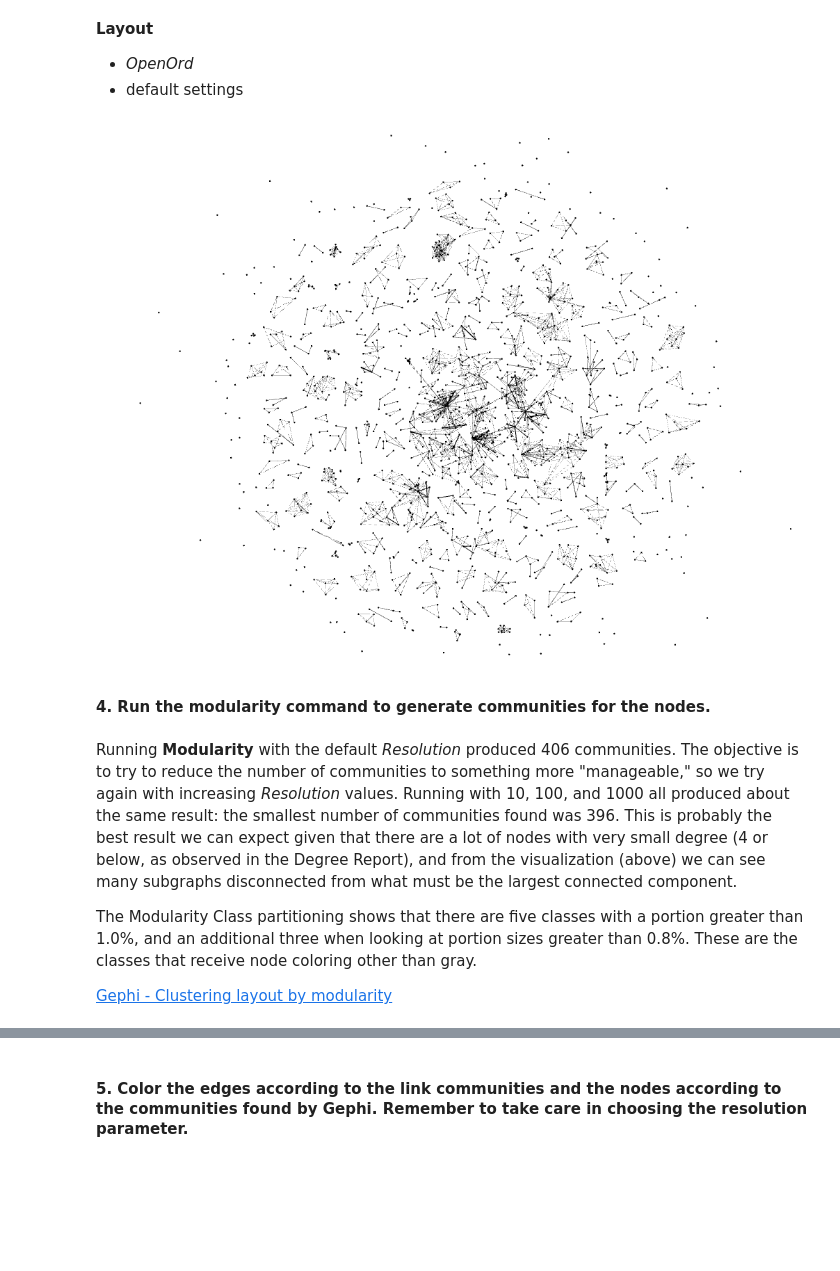
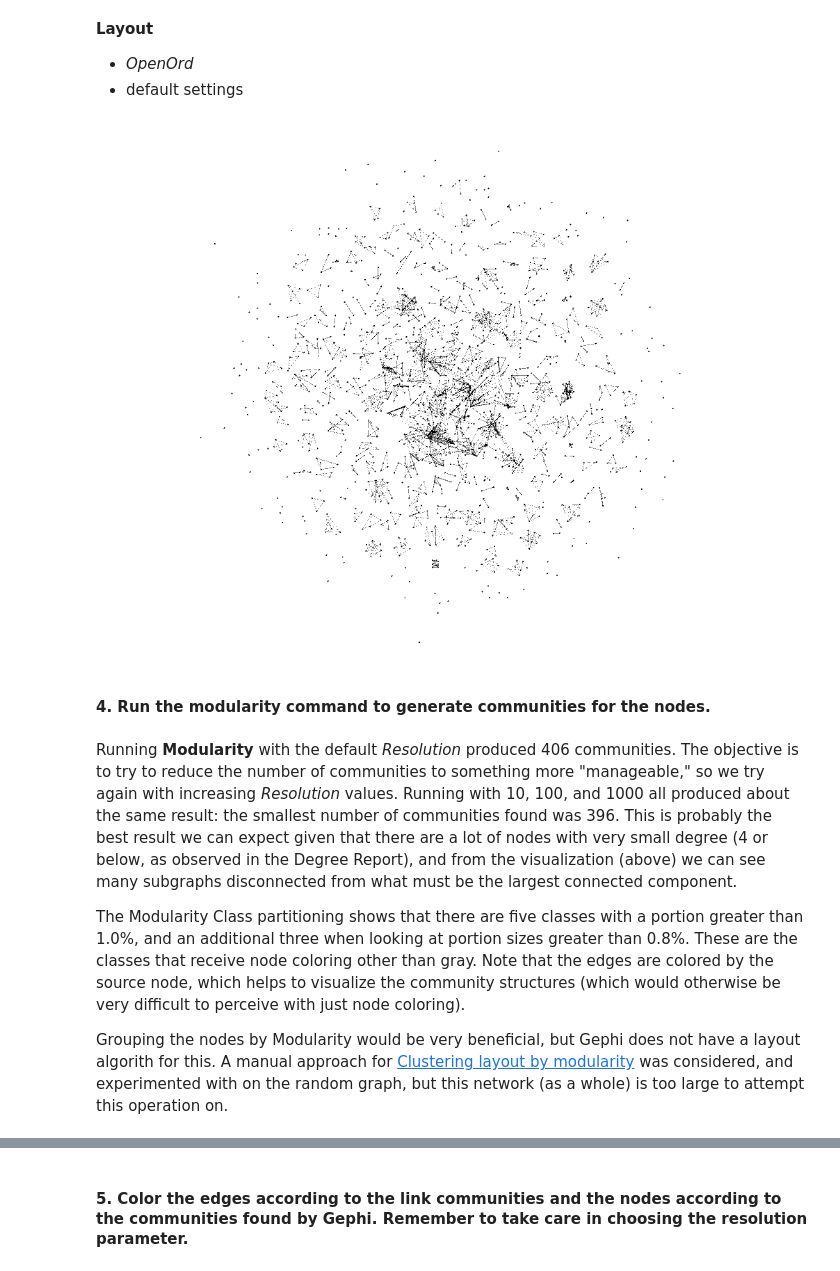
Before and after one commit to muftring/iu-netsci, a Jupyter notebook: week-08/w08_link-communities_uftring_michael.ipynb, the cells around one changed output, grey strips where cells are left out. Cells and saved outputs as stored; diff of their text form; code cells hidden in the pictures; blank space fills up the shorter version.

Commit message:
Lab 8: community detection by modularity and link community

```diff
--- a/week-08/w08_link-communities_uftring_michael.ipynb
+++ b/week-08/w08_link-communities_uftring_michael.ipynb
@@ -214,14 +214,14 @@ nx.write_gexf(graph, "network-science-collaboration-network.gexf")
 - default settings
 # %%
 from IPython.display import Image
-Image(filename="screenshot_142444.png")
+Image(filename="screenshot_100616.png")
 # %% [output]
-[figure, old version]
+[figure, new version]
 # %% [markdown]
 #### 4. Run the modularity command to generate communities for the nodes.
 # %% [markdown]
 Running **Modularity** with the default *Resolution* produced 406 communities. The objective is to try to reduce the number of communities to something more "manageable," so we try again with increasing *Resolution* values. Running with 10, 100, and 1000 all produced about the same result: the smallest number of communities found was 396. This is probably the best result we can expect given that there are a lot of nodes with very small degree (4 or below, as observed in the Degree Report), and from the visualization (above) we can see many subgraphs disconnected from what must be the largest connected component.
 
-The Modularity Class partitioning shows that there are five classes with a portion greater than 1.0%, and an additional three when looking at portion sizes greater than 0.8%. These are the classes that receive node coloring other than gray.
+The Modularity Class partitioning shows that there are five classes with a portion greater than 1.0%, and an additional three when looking at portion sizes greater than 0.8%. These are the classes that receive node coloring other than gray. Note that the edges are colored by the source node, which helps to visualize the community structures (which would otherwise be very difficult to perceive with just node coloring).
 
-[Gephi - Clustering layout by modularity](http://parklize.blogspot.com/2014/12/gephi-clustering-layout-by-modularity.html)
+Grouping the nodes by Modularity would be very beneficial, but Gephi does not have a layout algorith for this. A manual approach for [Clustering layout by modularity](http://parklize.blogspot.com/2014/12/gephi-clustering-layout-by-modularity.html) was considered, and experimented with on the random graph, but this network (as a whole) is too large to attempt this operation on.
```
Also changed, not shown: parts of 5 cells of this notebook, 3 other files.
